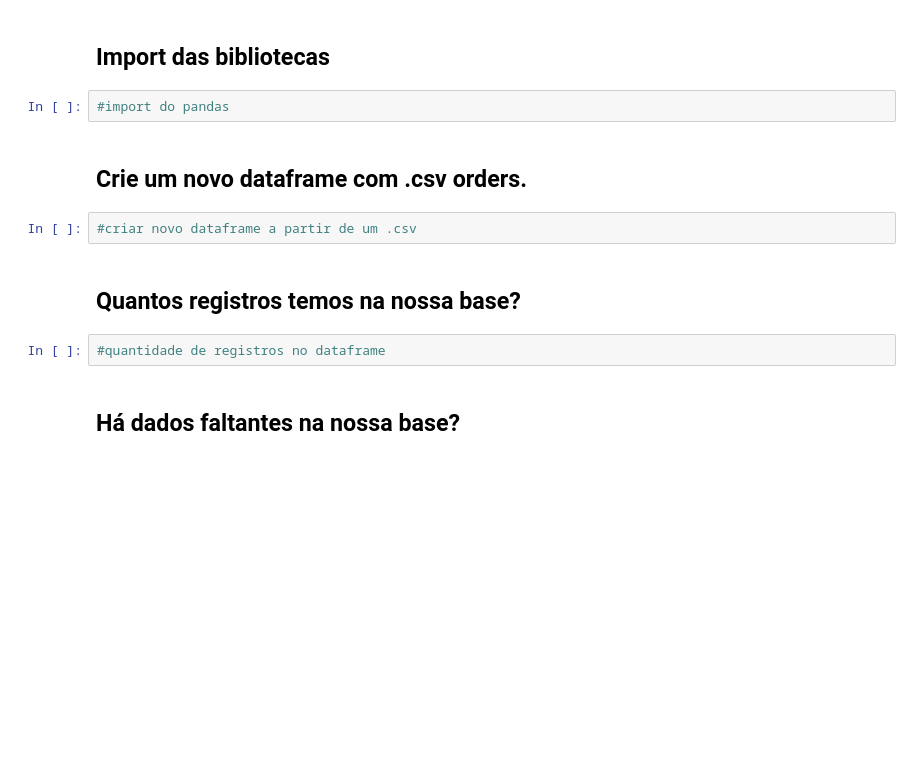
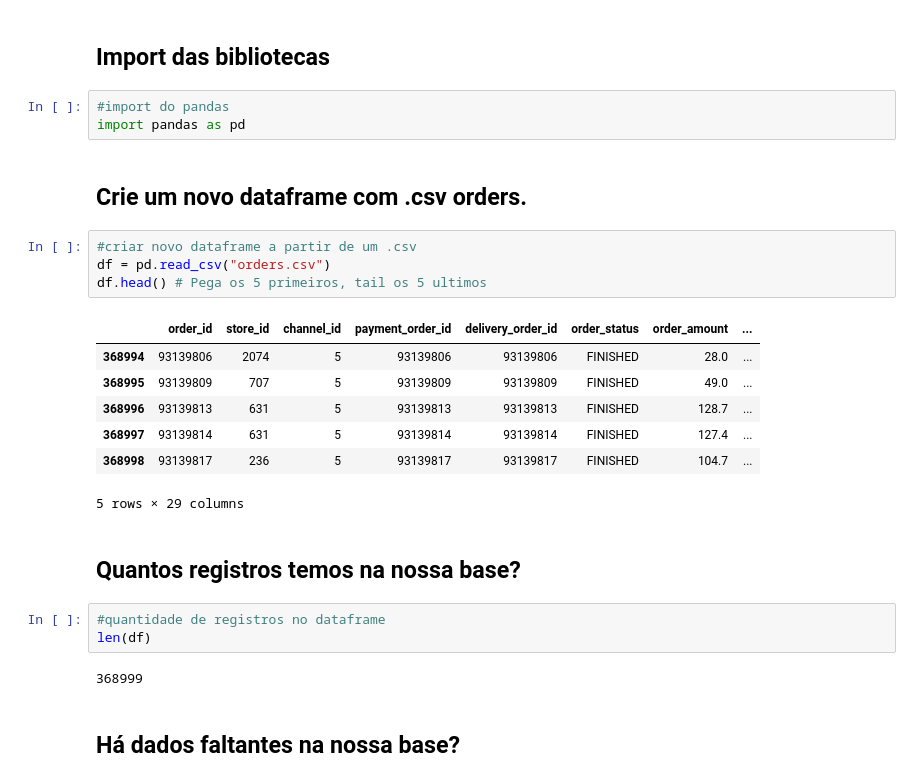
Before and after one commit to Erick0105/Aula-IA-Fiap, a Jupyter notebook: Análise_Exploratória_1_Inicio_de_Aula.ipynb, the cells around one changed output. Drawn from its saved outputs; the diff is of its cells as text; blank space fills up the shorter version.

```diff
--- a/Análise_Exploratória_1_Inicio_de_Aula.ipynb
+++ b/Análise_Exploratória_1_Inicio_de_Aula.ipynb
@@ -4,14 +4,28 @@
 ## Import das bibliotecas
 # %%
 #import do pandas
+import pandas as pd
 # %% [markdown]
 ## Crie um novo dataframe com .csv orders.
 # %%
 #criar novo dataframe a partir de um .csv
+df = pd.read_csv("orders.csv")
+df.head() # Pega os 5 primeiros, tail os 5 ultimos
+# %% [output]
+|  | order_id | store_id | channel_id | payment_order_id | delivery_order_id | order_status | order_amount | ... |
+| 368994 | 93139806 | 2074 | 5 | 93139806 | 93139806 | FINISHED | 28.0 | ... |
+| 368995 | 93139809 | 707 | 5 | 93139809 | 93139809 | FINISHED | 49.0 | ... |
+| 368996 | 93139813 | 631 | 5 | 93139813 | 93139813 | FINISHED | 128.7 | ... |
+| 368997 | 93139814 | 631 | 5 | 93139814 | 93139814 | FINISHED | 127.4 | ... |
+| 368998 | 93139817 | 236 | 5 | 93139817 | 93139817 | FINISHED | 104.7 | ... |
+5 rows × 29 columns
 # %% [markdown]
 ## Quantos registros temos na nossa base?
 # %%
 #quantidade de registros no dataframe
+len(df)
+# %% [output]
+368999
 # %% [markdown]
 ## Há dados faltantes na nossa base?
 # %%
```
Also changed, not shown: parts of 27 cells of this notebook.
